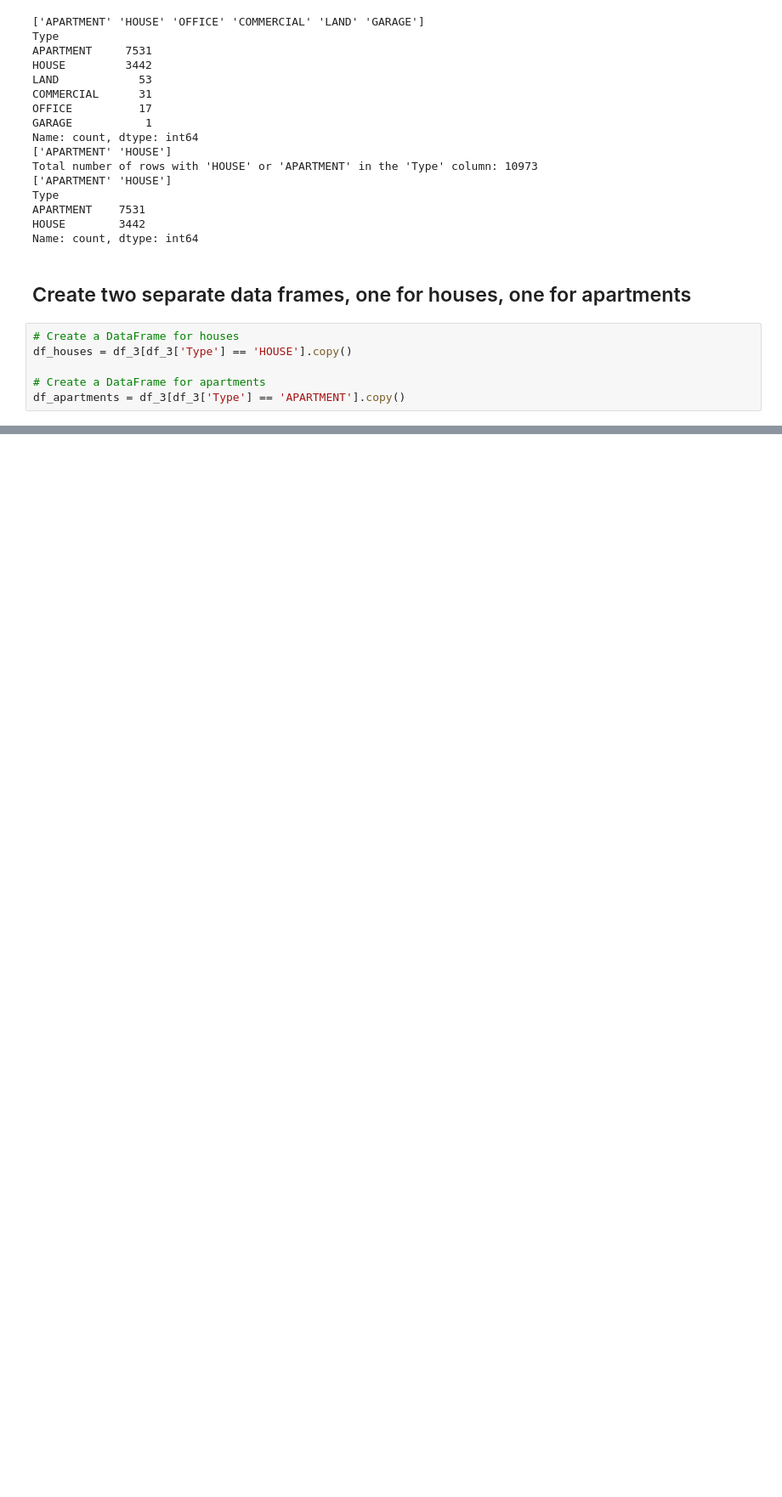
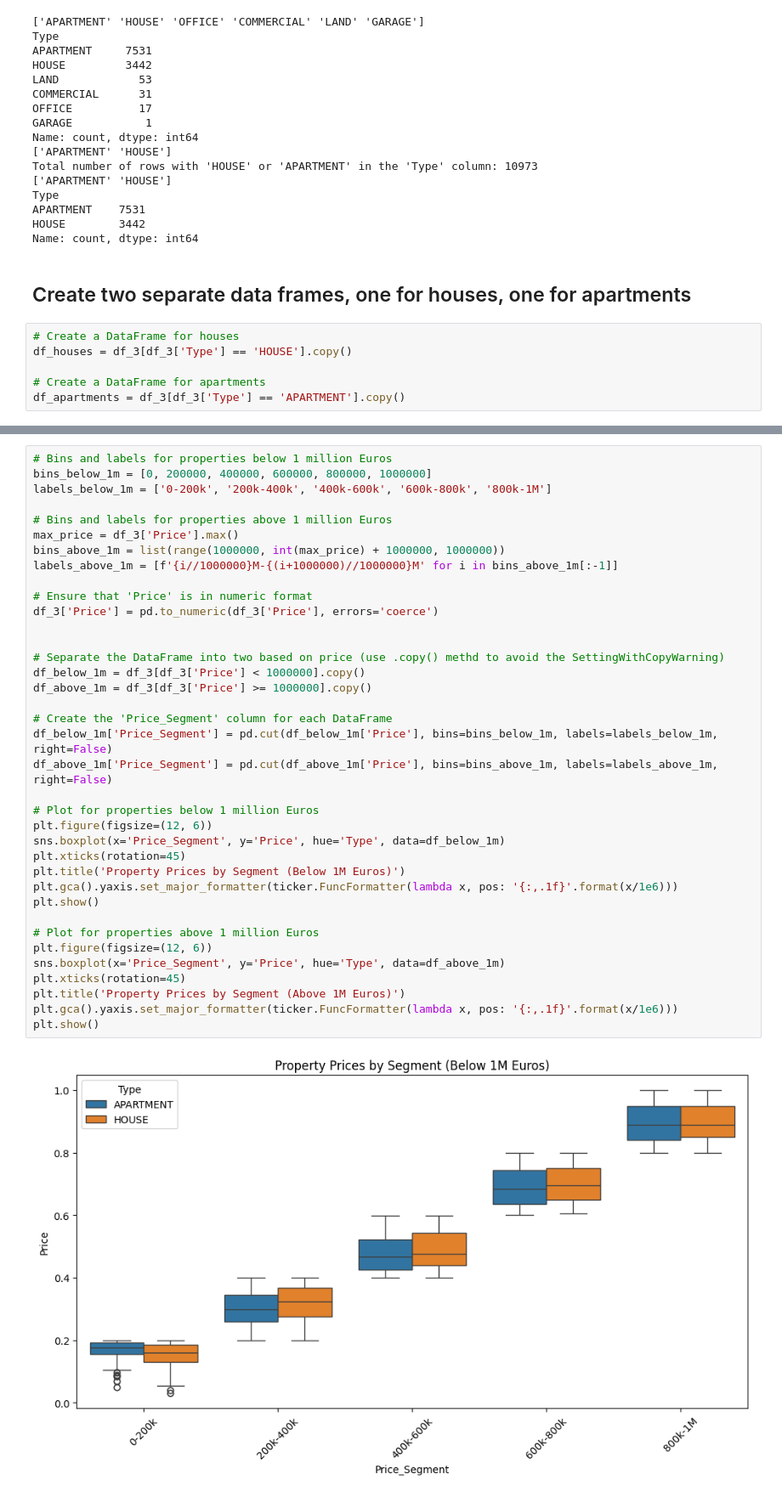
Before and after one commit to emsuru/charlie-02-data-analysis, a Jupyter notebook: em-notebook.ipynb, the cells around one changed output, grey strips where cells are left out. Shown: that part at 85% size. Cells and saved outputs as stored; diff of their text form; blank space fills up the shorter version.

```diff
--- a/em-notebook.ipynb
+++ b/em-notebook.ipynb
@@ -379,0 +410,39 @@ plt.show()
+# %%
+# Bins and labels for properties below 1 million Euros
+bins_below_1m = [0, 200000, 400000, 600000, 800000, 1000000]
+labels_below_1m = ['0-200k', '200k-400k', '400k-600k', '600k-800k', '800k-1M']
+
+# Bins and labels for properties above 1 million Euros
+max_price = df_3['Price'].max()
+bins_above_1m = list(range(1000000, int(max_price) + 1000000, 1000000))
+labels_above_1m = [f'{i//1000000}M-{(i+1000000)//1000000}M' for i in bins_above_1m[:-1]]
+
+# Ensure that 'Price' is in numeric format
+df_3['Price'] = pd.to_numeric(df_3['Price'], errors='coerce')
+
+
+# Separate the DataFrame into two based on price (use .copy() methd to avoid the SettingWithCopyWarning)
+df_below_1m = df_3[df_3['Price'] < 1000000].copy()
+df_above_1m = df_3[df_3['Price'] >= 1000000].copy()
+
+# Create the 'Price_Segment' column for each DataFrame
+df_below_1m['Price_Segment'] = pd.cut(df_below_1m['Price'], bins=bins_below_1m, labels=labels_below_1m, right=False)
+df_above_1m['Price_Segment'] = pd.cut(df_above_1m['Price'], bins=bins_above_1m, labels=labels_above_1m, right=False)
+
+# Plot for properties below 1 million Euros
+plt.figure(figsize=(12, 6))
+sns.boxplot(x='Price_Segment', y='Price', hue='Type', data=df_below_1m)
+plt.xticks(rotation=45)
+plt.title('Property Prices by Segment (Below 1M Euros)')
+plt.gca().yaxis.set_major_formatter(ticker.FuncFormatter(lambda x, pos: '{:,.1f}'.format(x/1e6)))
+plt.show()
+
+# Plot for properties above 1 million Euros
+plt.figure(figsize=(12, 6))
+sns.boxplot(x='Price_Segment', y='Price', hue='Type', data=df_above_1m)
+plt.xticks(rotation=45)
+plt.title('Property Prices by Segment (Above 1M Euros)')
+plt.gca().yaxis.set_major_formatter(ticker.FuncFormatter(lambda x, pos: '{:,.1f}'.format(x/1e6)))
+plt.show()
+# %% [output]
+[figure, added]
```
Also changed, not shown: parts of 12 cells of this notebook, 1 other file.
